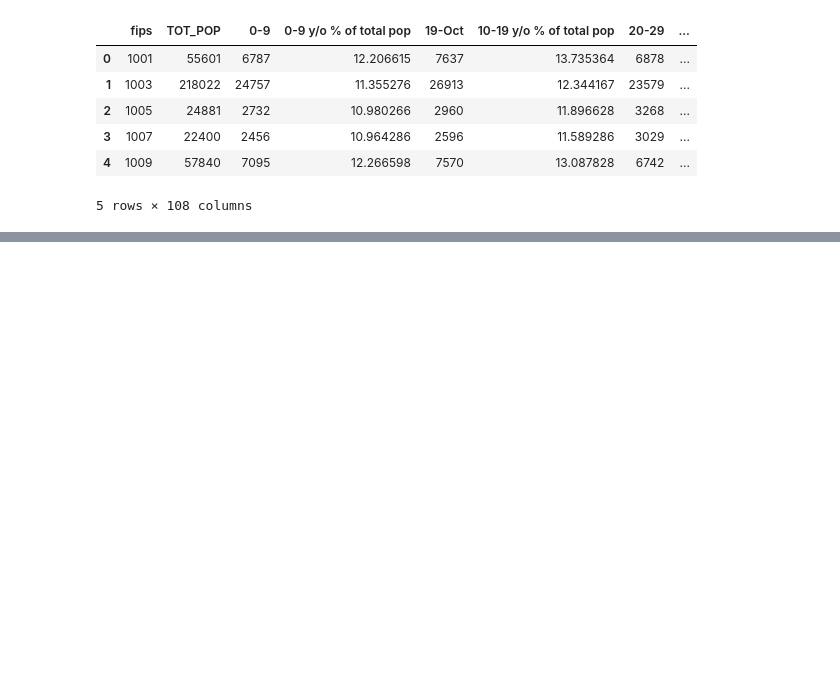
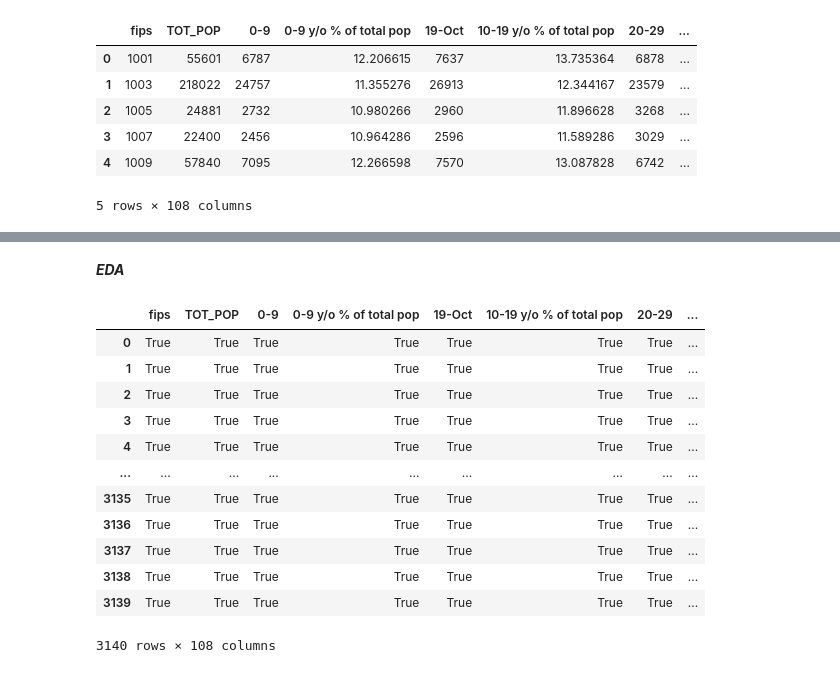
Before and after one commit to campos0170/regularized-linear-regression-project-tutorial, a Jupyter notebook: notebook.ipynb, the cells around one changed output, grey strips where cells are left out. Drawn from its saved outputs; the diff is of its cells as text; code cells hidden in the pictures; blank space fills up the shorter version.

```diff
--- a/notebook.ipynb
+++ b/notebook.ipynb
@@ -16,0 +53,19 @@ data.head()
+# %% [markdown]
+***EDA***
+# %%
+# For the EDA im just going to look at some plots of different column.
+data.applymap(lambda x: isinstance(x, (int, float))) # This command allows me to explore the datatypes in the Dataframesdata.
+# %% [output]
+|  | fips | TOT_POP | 0-9 | 0-9 y/o % of total pop | 19-Oct | 10-19 y/o % of total pop | 20-29 | ... |
+| 0 | True | True | True | True | True | True | True | ... |
+| 1 | True | True | True | True | True | True | True | ... |
+| 2 | True | True | True | True | True | True | True | ... |
+| 3 | True | True | True | True | True | True | True | ... |
+| 4 | True | True | True | True | True | True | True | ... |
+| ... | ... | ... | ... | ... | ... | ... | ... | ... |
+| 3135 | True | True | True | True | True | True | True | ... |
+| 3136 | True | True | True | True | True | True | True | ... |
+| 3137 | True | True | True | True | True | True | True | ... |
+| 3138 | True | True | True | True | True | True | True | ... |
+| 3139 | True | True | True | True | True | True | True | ... |
+3140 rows × 108 columns
```
Also changed, not shown: parts of 15 cells of this notebook.
